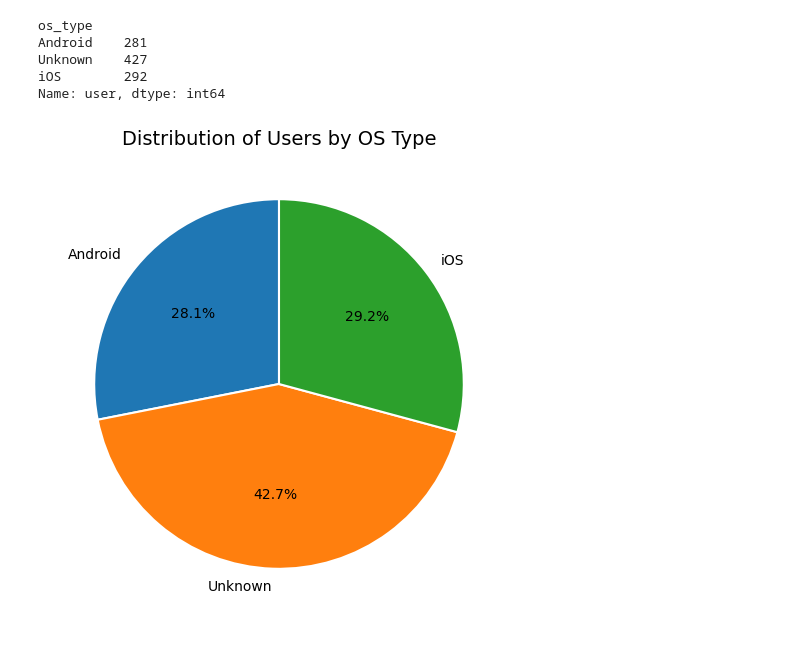
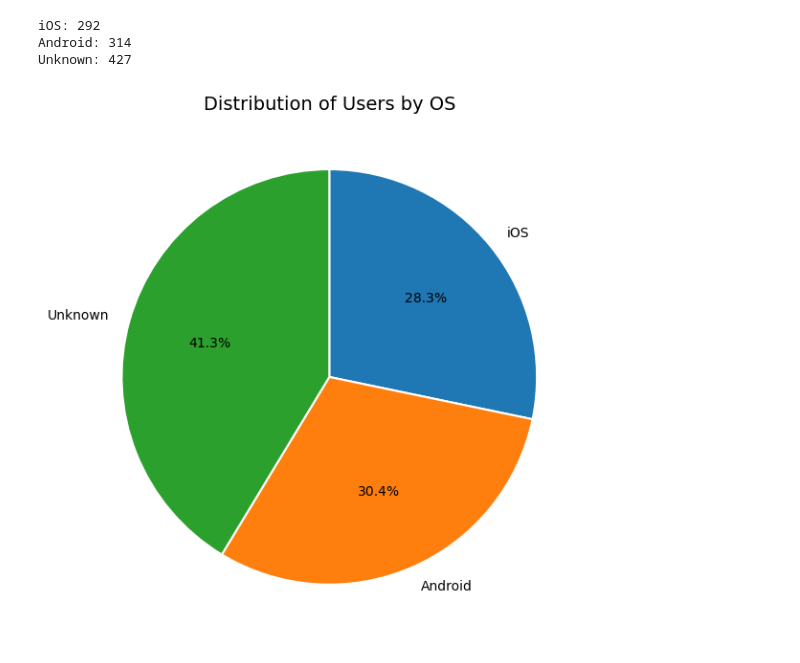
Before and after one commit to akorablov/Project_Twisto, a Jupyter notebook: twisto_project/3_OS_users_analysis.ipynb, the cells around one changed output. Cells and saved outputs as stored; diff of their text form; code cells hidden in the pictures.

```diff
--- a/twisto_project/3_OS_users_analysis.ipynb
+++ b/twisto_project/3_OS_users_analysis.ipynb
@@ -21,43 +19,46 @@ df_transactions = excel_file['profile_transactions']
 df_transactions['category'] = df_transactions['category'].fillna('Unknown')
 # %%
-def classify_os(row):
-    ios = row['app_ios'] > 0
-    android = row['app_android'] > 0
+# Count unique users with iOS app
+ios_users = df_apps.loc[df_apps['app_ios'] != 0, 'user'].nunique()
 
-    if ios:
-        return 'iOS'
-    elif android:
-        return 'Android'
-    elif ios and android:
-        return 'Both'
-    else:
-        return 'Unknown'
+# Count unique users with Android app
+android_users = df_apps.loc[df_apps['app_android'] != 0, 'user'].nunique()
 
-# Create new column 'os_type'
-df_apps['os_type'] = df_apps.apply(classify_os, axis=1)
+# Count unique users with neither app
+unknown_users = df_apps.loc[
+    (df_apps['app_ios'] == 0) & (df_apps['app_android'] == 0),
+    'user'
+].nunique()
 
-# Count unique users by os_type
-os_counts = df_apps.groupby('os_type')['user'].nunique()
-
-print(os_counts)
+print("iOS:", ios_users)
+print("Android:", android_users)
+print("Unknown:", unknown_users)
 # %% [output]
-os_type
-Android    281
-Unknown    427
-iOS        292
-Name: user, dtype: int64
+iOS: 292
+Android: 314
+Unknown: 427
-# %%
-%matplotlib inline
-plt.figure(figsize=(6,6))
-plt.pie(
-    os_counts,
-    labels=os_counts.index,
-    autopct='%1.1f%%',
-    startangle=90,
-    wedgeprops={'edgecolor': 'white', 'linewidth': 1.5}
-)
-plt.title("Distribution of Users by OS Type", fontsize=14)
-plt.show()
-# %% [output]
-[figure, removed]
+# %%
+%matplotlib inline
+# Create dictionary of counts
+os_counts_overlap = {
+    'iOS': ios_users,
+    'Android': android_users,
+    'Unknown': unknown_users
+}
+
+# Plot pie chart
+plt.figure(figsize=(6,6))
+plt.pie(
+    os_counts_overlap.values(),
+    labels=os_counts_overlap.keys(),
+    autopct='%1.1f%%',
+    startangle=90,
+    counterclock=False,
+    wedgeprops={'edgecolor': 'white', 'linewidth': 1.5}
+)
+plt.title("Distribution of Users by OS", fontsize=14)
+plt.tight_layout()
+plt.show()
+# %% [output]
+[figure, added]
 # %%
```
Also changed, not shown: parts of 9 cells of this notebook, 1 other file.
